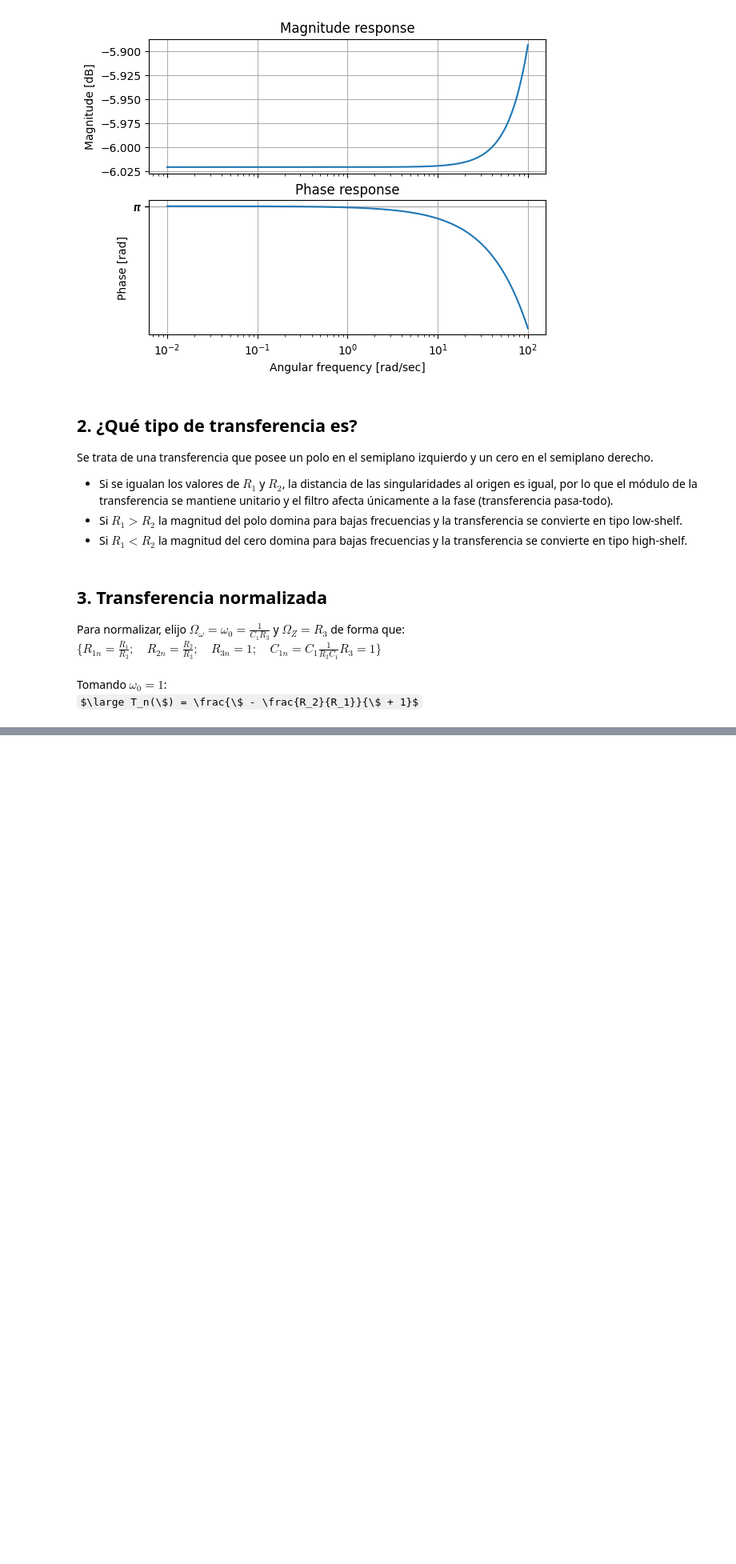
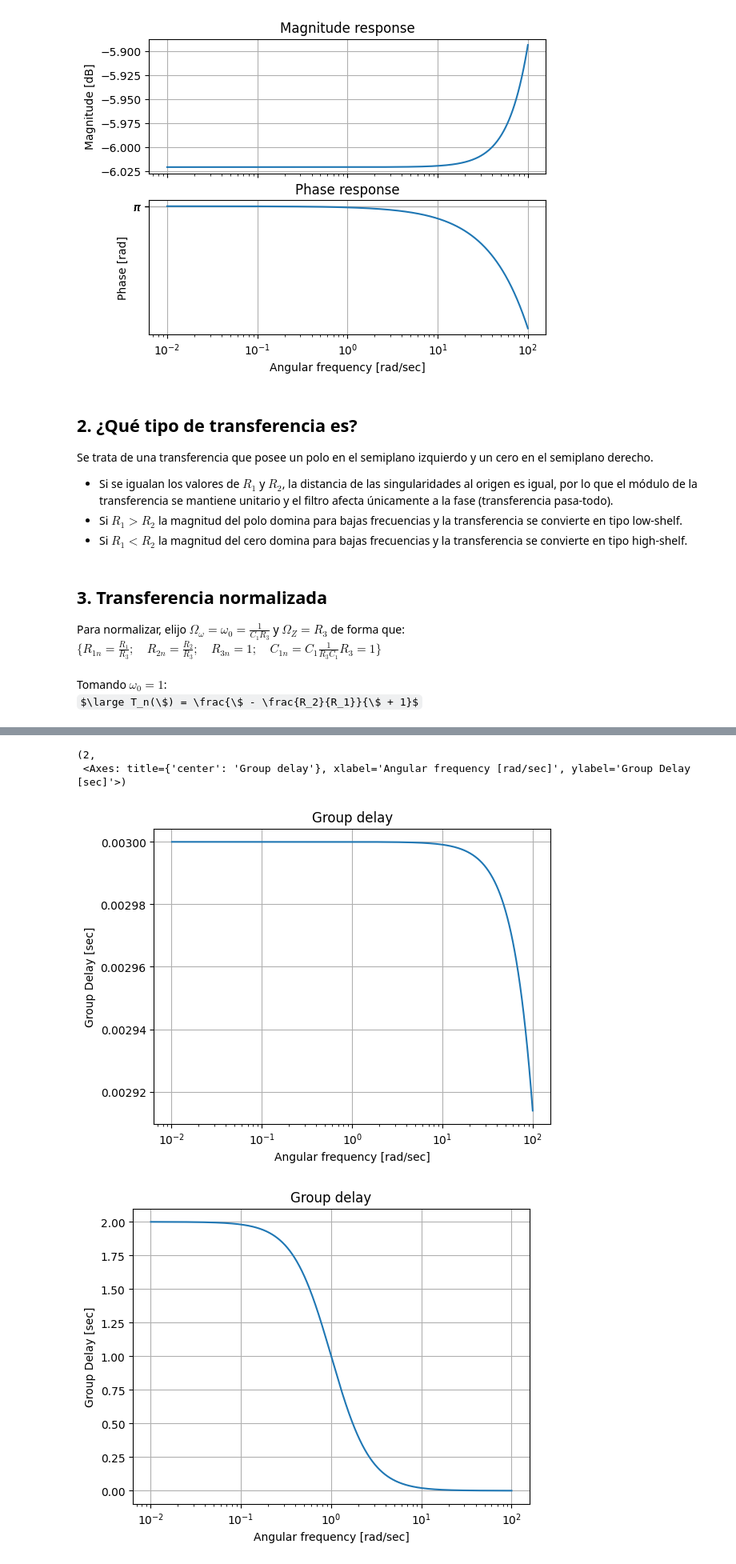
Before and after one commit to ftmanoukian/TC2_fmanoukian, a Jupyter notebook: trabajo semanal/semana 1/ts1.ipynb, the cells around one changed output, grey strips where cells are left out. Shown at 80% size. Cells and saved outputs as stored; diff of their text form; code cells hidden in the pictures; some formulas as TeX source; blank space fills up the shorter version.

```diff
--- a/trabajo semanal/semana 1/ts1.ipynb
+++ b/trabajo semanal/semana 1/ts1.ipynb
@@ -142,0 +161,8 @@ bodePlot(Tn)
+# %%
+GroupDelay(t)
+GroupDelay(Tn)
+# %% [output]
+(2,
+ <Axes: title={'center': 'Group delay'}, xlabel='Angular frequency [rad/sec]', ylabel='Group Delay [sec]'>)
+[figure, added]
+[figure, added]
```
Also changed, not shown: parts of 3 cells of this notebook.
